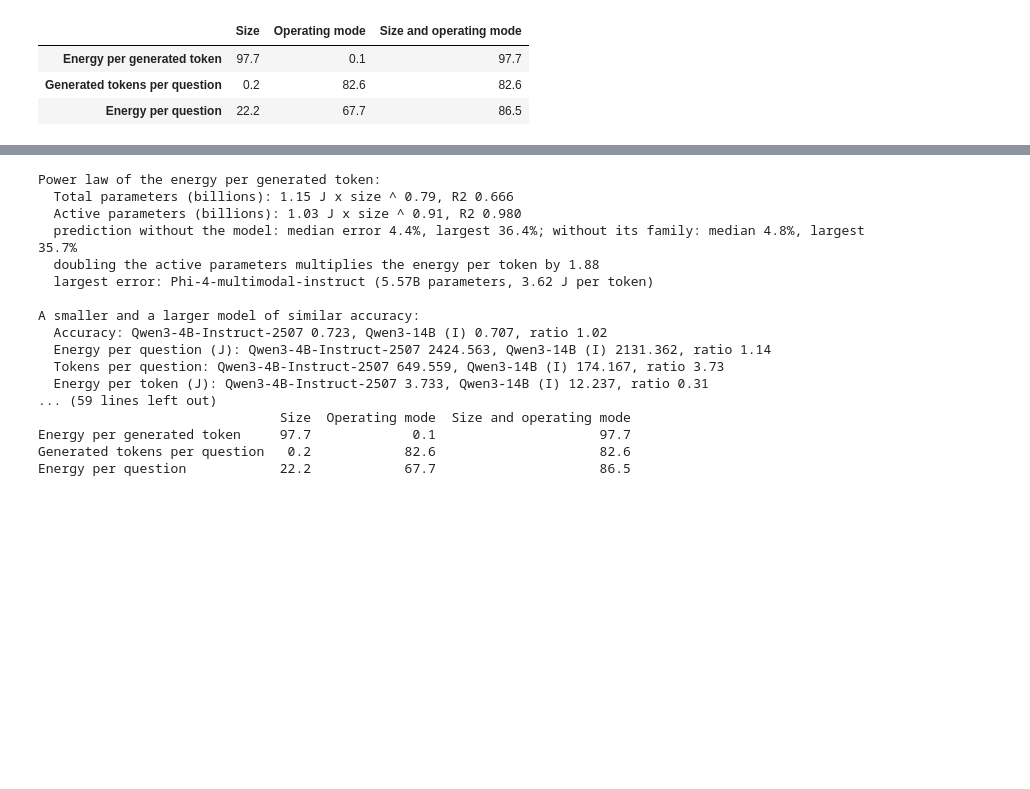
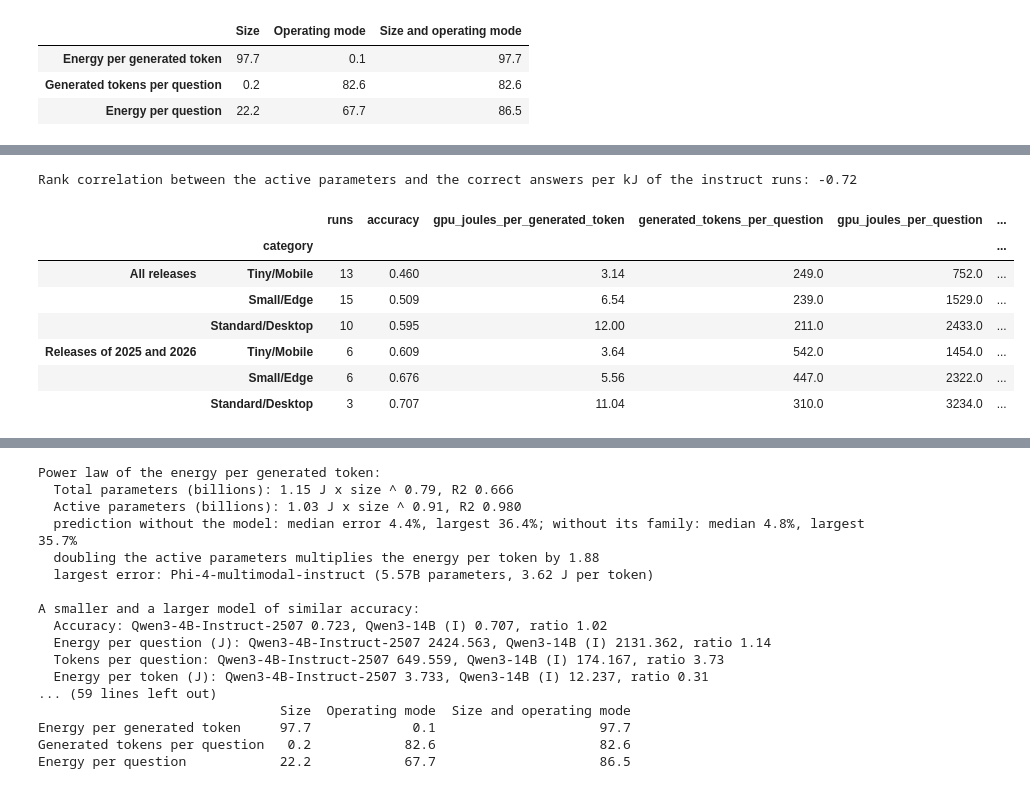
Before and after one commit to diogogmatos/eco-evolution-of-llms, a Jupyter notebook: analysis/04-rq3-design-choices.ipynb, the cells around one changed output, grey strips where cells are left out. Drawn from its saved outputs; the diff is of its cells as text; code cells hidden in the pictures; blank space fills up the shorter version.

```diff
--- a/analysis/04-rq3-design-choices.ipynb
+++ b/analysis/04-rq3-design-choices.ipynb
@@ -796,0 +802,28 @@ explained_table = pd.DataFrame({
+# %%
+PERIODS = {"All releases": instruct, "Releases of 2025 and 2026": instruct[instruct["release_date"] >= "2025-01-01"]}
+by_size = pd.concat({
+    period: runs.groupby("category").agg(
+        runs=("model_run", "size"),
+        accuracy=("accuracy", "median"),
+        gpu_joules_per_generated_token=("gpu_joules_per_generated_token", "median"),
+        generated_tokens_per_question=("generated_tokens_per_question", "median"),
+        gpu_joules_per_question=("gpu_joules_per_question", "median"),
+        correct_answers_per_kj=("correct_answers_per_kj", "median"),
+    ).reindex(CATEGORY_ORDER)
+    for period, runs in PERIODS.items()
+})
+
+size_correlation = instruct["activated_parameters"].corr(instruct["correct_answers_per_kj"], method="spearman")
+print(f"Rank correlation between the active parameters and the correct answers per kJ of the instruct runs: {size_correlation:.2f}")
+
+by_size.round({"accuracy": 3, "gpu_joules_per_generated_token": 2, "generated_tokens_per_question": 0, "gpu_joules_per_question": 0, "correct_answers_per_kj": 3})
+# %% [output]
+Rank correlation between the active parameters and the correct answers per kJ of the instruct runs: -0.72
+|  |  | runs | accuracy | gpu_joules_per_generated_token | generated_tokens_per_question | gpu_joules_per_question | ... |
+|  | category |  |  |  |  |  | ... |
+| All releases | Tiny/Mobile | 13 | 0.460 | 3.14 | 249.0 | 752.0 | ... |
+|  | Small/Edge | 15 | 0.509 | 6.54 | 239.0 | 1529.0 | ... |
+|  | Standard/Desktop | 10 | 0.595 | 12.00 | 211.0 | 2433.0 | ... |
+| Releases of 2025 and 2026 | Tiny/Mobile | 6 | 0.609 | 3.64 | 542.0 | 1454.0 | ... |
+|  | Small/Edge | 6 | 0.676 | 5.56 | 447.0 | 2322.0 | ... |
+|  | Standard/Desktop | 3 | 0.707 | 11.04 | 310.0 | 3234.0 | ... |
```
Also changed, not shown: parts of 5 cells of this notebook, 3 other files.
